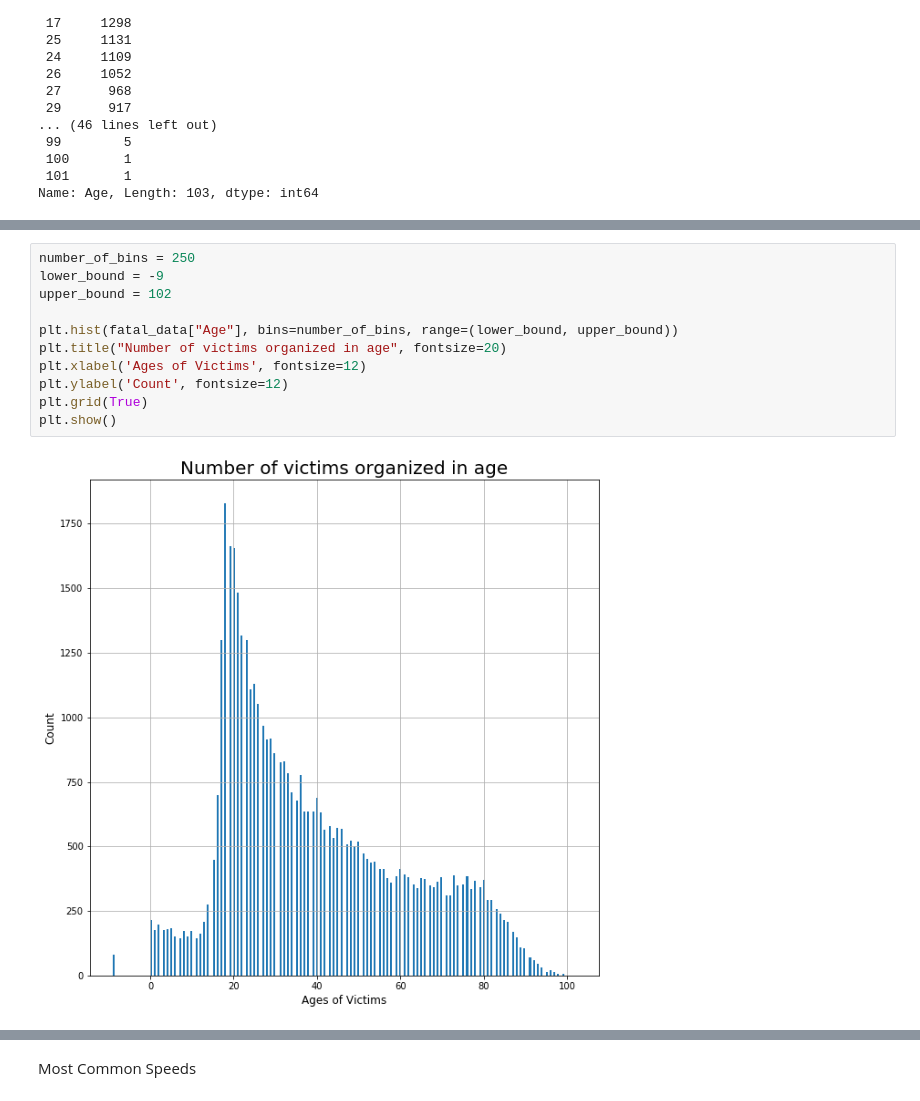
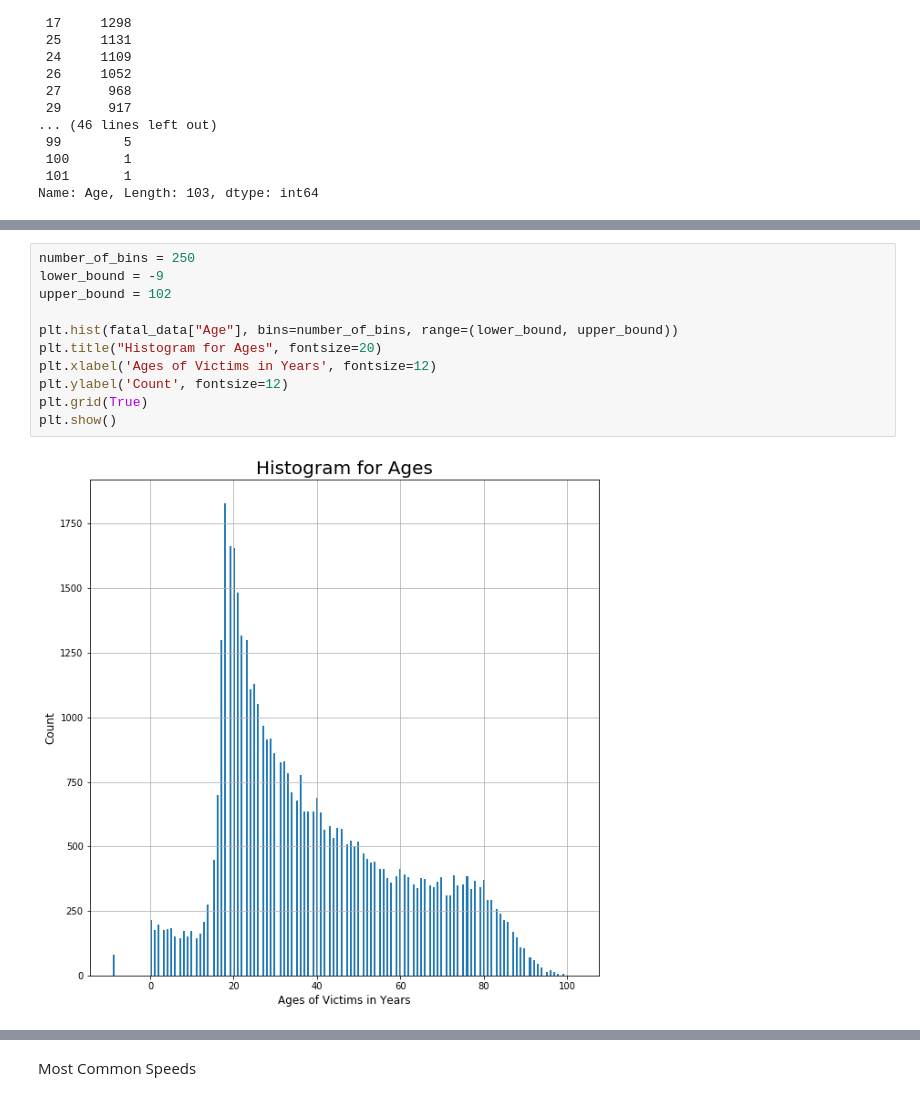
Before and after one commit to Jeyreymey/My-first-website, a Jupyter notebook: Road Crashes in Australia.ipynb, the cells around one changed output, grey strips where cells are left out. Saved outputs shown, nothing was run; the diff lists cells and outputs as text.

```diff
--- a/Road Crashes in Australia.ipynb
+++ b/Road Crashes in Australia.ipynb
@@ -191,13 +179,13 @@ plt.xlabel("Ages", fontsize=12)
 # %%
 number_of_bins = 250
 lower_bound = -9
 upper_bound = 102
 
 plt.hist(fatal_data["Age"], bins=number_of_bins, range=(lower_bound, upper_bound))
-plt.title("Number of victims organized in age", fontsize=20)
-plt.xlabel('Ages of Victims', fontsize=12)
+plt.title("Histogram for Ages", fontsize=20)
+plt.xlabel('Ages of Victims in Years', fontsize=12)
 plt.ylabel('Count', fontsize=12)
 plt.grid(True)
 plt.show()
 # %% [output]
-[figure, old version]
+[figure, new version]
```
Also changed, not shown: parts of 20 cells of this notebook.
